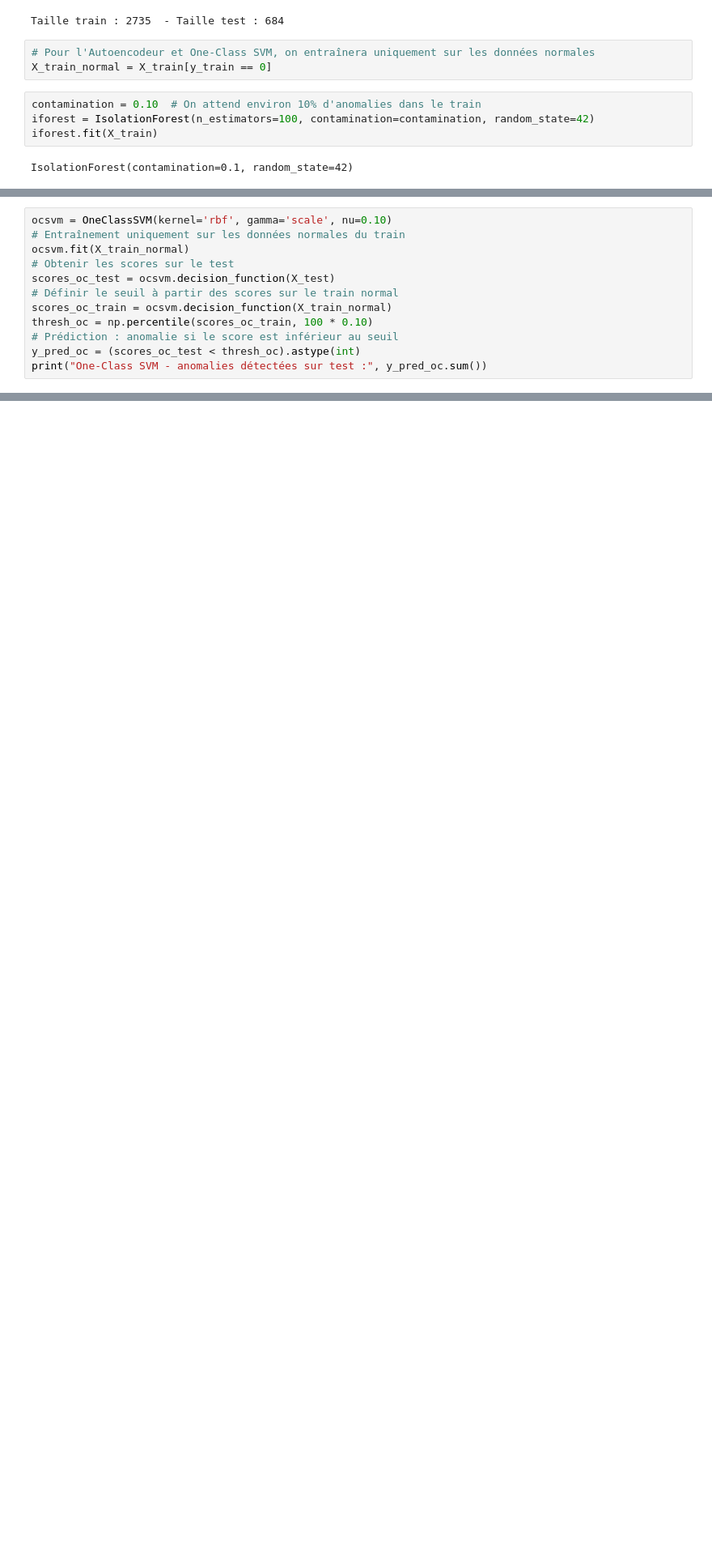
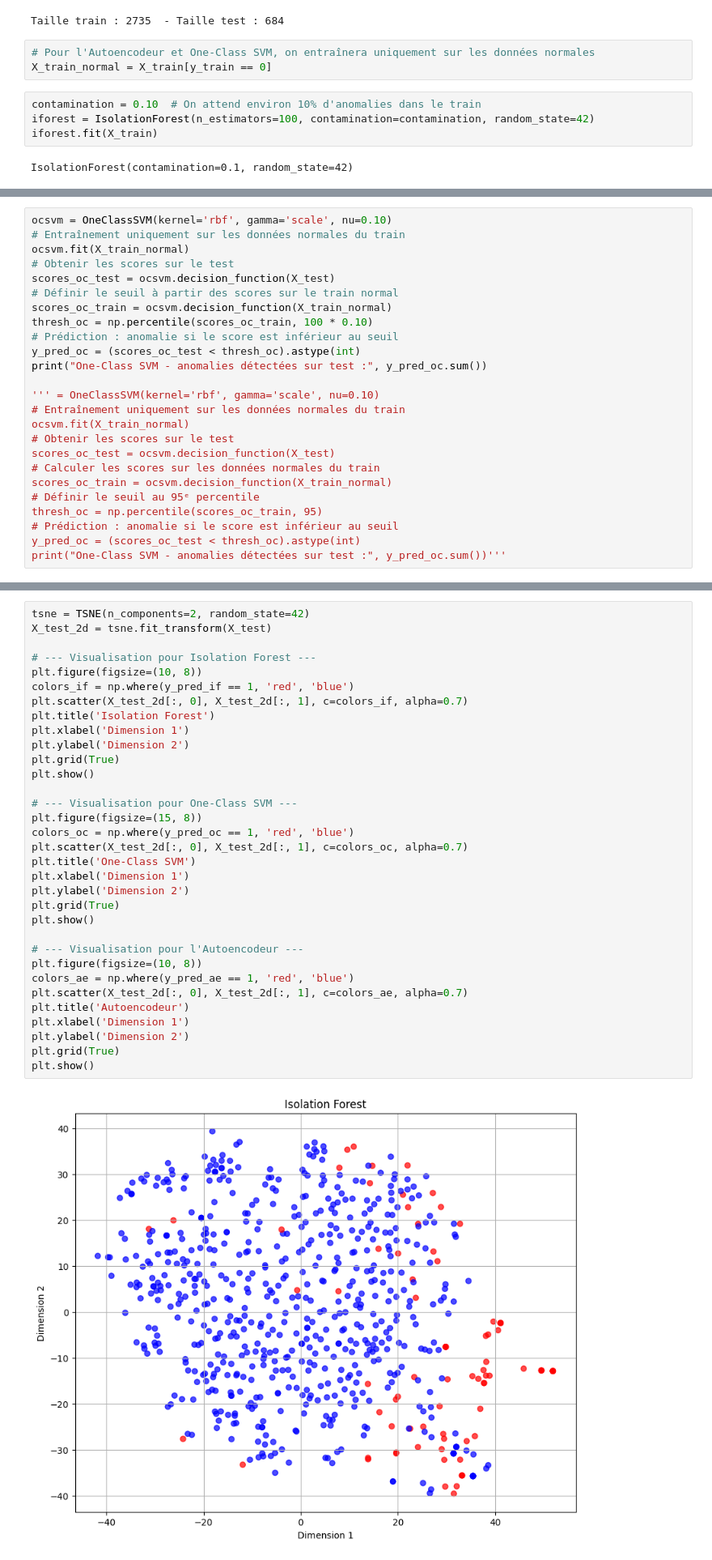
Before and after one commit to sow19/Detection-d-anomalies, a Jupyter notebook: code_source/contamination_anomalies/apprentissage_contamination3.ipynb, the cells around one changed output, grey strips where cells are left out. Shown at 81% size. Saved outputs shown, nothing was run; the diff lists cells and outputs as text; blank space fills up the shorter version.

```diff
--- a/code_source/contamination_anomalies/apprentissage_contamination3.ipynb
+++ b/code_source/contamination_anomalies/apprentissage_contamination3.ipynb
@@ -87,4 +96,17 @@ thresh_oc = np.percentile(scores_oc_train, 100 * 0.10)
 # Prédiction : anomalie si le score est inférieur au seuil
 y_pred_oc = (scores_oc_test < thresh_oc).astype(int)
 print("One-Class SVM - anomalies détectées sur test :", y_pred_oc.sum())
+
+''' = OneClassSVM(kernel='rbf', gamma='scale', nu=0.10)
+# Entraînement uniquement sur les données normales du train
+ocsvm.fit(X_train_normal)
+# Obtenir les scores sur le test
+scores_oc_test = ocsvm.decision_function(X_test)
+# Calculer les scores sur les données normales du train
+scores_oc_train = ocsvm.decision_function(X_train_normal)
+# Définir le seuil au 95ᵉ percentile
+thresh_oc = np.percentile(scores_oc_train, 95)
+# Prédiction : anomalie si le score est inférieur au seuil
+y_pred_oc = (scores_oc_test < thresh_oc).astype(int)
+print("One-Class SVM - anomalies détectées sur test :", y_pred_oc.sum())'''
 # %% [output]
@@ -196,0 +238,35 @@ Tableau récapitulatif des performances :
+# %%
+tsne = TSNE(n_components=2, random_state=42)
+X_test_2d = tsne.fit_transform(X_test)
+
+# --- Visualisation pour Isolation Forest ---
+plt.figure(figsize=(10, 8))
+colors_if = np.where(y_pred_if == 1, 'red', 'blue')
+plt.scatter(X_test_2d[:, 0], X_test_2d[:, 1], c=colors_if, alpha=0.7)
+plt.title('Isolation Forest')
+plt.xlabel('Dimension 1')
+plt.ylabel('Dimension 2')
+plt.grid(True)
+plt.show()
+
+# --- Visualisation pour One-Class SVM ---
+plt.figure(figsize=(15, 8))
+colors_oc = np.where(y_pred_oc == 1, 'red', 'blue')
+plt.scatter(X_test_2d[:, 0], X_test_2d[:, 1], c=colors_oc, alpha=0.7)
+plt.title('One-Class SVM')
+plt.xlabel('Dimension 1')
+plt.ylabel('Dimension 2')
+plt.grid(True)
+plt.show()
+
+# --- Visualisation pour l'Autoencodeur ---
+plt.figure(figsize=(10, 8))
+colors_ae = np.where(y_pred_ae == 1, 'red', 'blue')
+plt.scatter(X_test_2d[:, 0], X_test_2d[:, 1], c=colors_ae, alpha=0.7)
+plt.title('Autoencodeur')
+plt.xlabel('Dimension 1')
+plt.ylabel('Dimension 2')
+plt.grid(True)
+plt.show()
+# %% [output]
+[figure, added]
```
Also changed, not shown: parts of 12 cells of this notebook.
